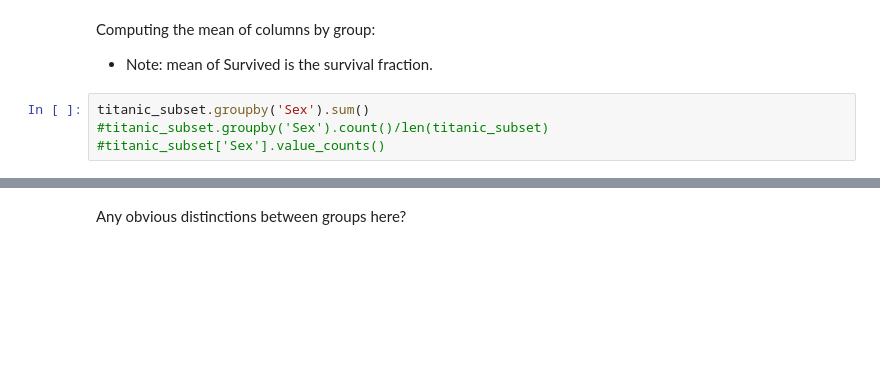
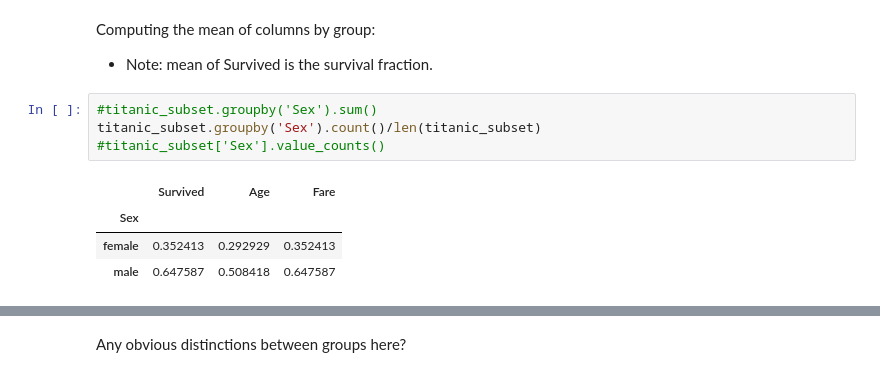
Before and after one commit to flatiron-school/NYC-DS-091922, a Jupyter notebook: Phase_1/Phase1_Topic5_Data_Cleaning_in_Pandas/2_AggregatingCombiningDataFrames/aggregating_combining_dataframes.ipynb, the cells around one changed output, grey strips where cells are left out. Drawn from its saved outputs; the diff is of its cells as text; blank space fills up the shorter version.

```diff
--- a/Phase_1/Phase1_Topic5_Data_Cleaning_in_Pandas/2_AggregatingCombiningDataFrames/aggregating_combining_dataframes.ipynb
+++ b/Phase_1/Phase1_Topic5_Data_Cleaning_in_Pandas/2_AggregatingCombiningDataFrames/aggregating_combining_dataframes.ipynb
@@ -71,8 +80,13 @@ groupby object has many useful methods for processing data by group.
 Computing the mean of columns by group:
 - Note: mean of Survived is the survival fraction.
 # %%
-titanic_subset.groupby('Sex').sum()
-#titanic_subset.groupby('Sex').count()/len(titanic_subset)
+#titanic_subset.groupby('Sex').sum()
+titanic_subset.groupby('Sex').count()/len(titanic_subset)
 #titanic_subset['Sex'].value_counts()
+# %% [output]
+|  | Survived | Age | Fare |
+| Sex |  |  |  |
+| female | 0.352413 | 0.292929 | 0.352413 |
+| male | 0.647587 | 0.508418 | 0.647587 |
 # %%
 titanic_subset.groupby('Sex')['Fare'].mean()
```
Also changed, not shown: parts of 32 cells of this notebook, 11 other files.
